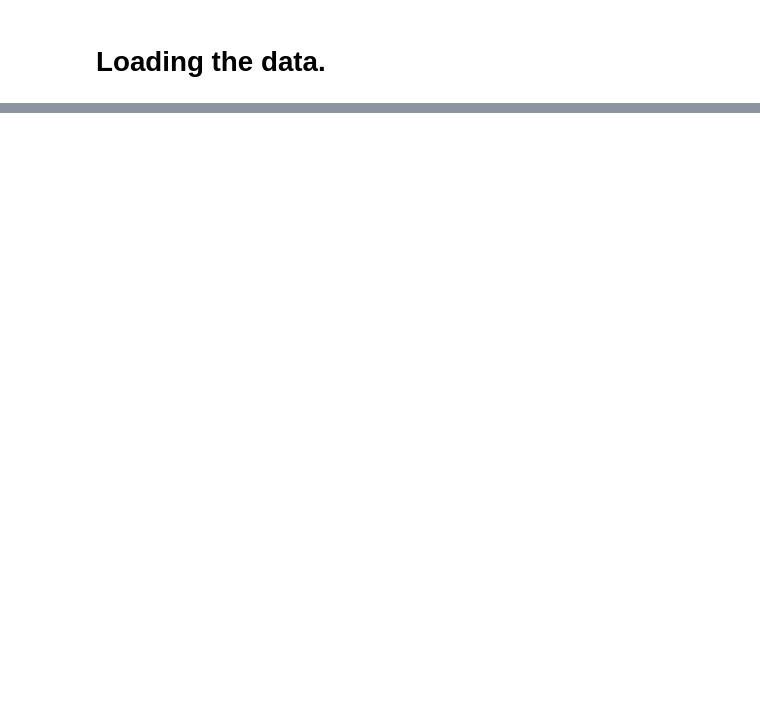
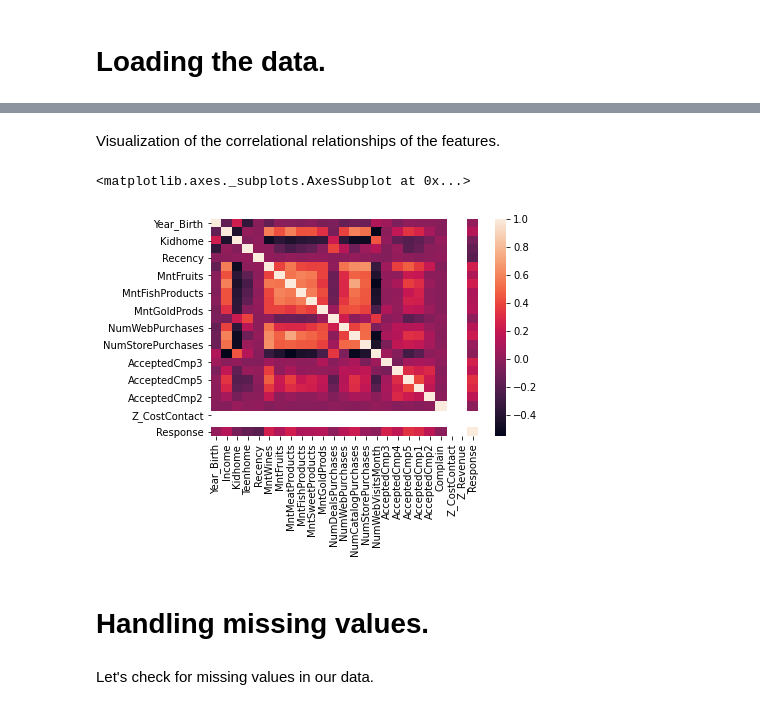
Before and after one commit to Titashmkhrj/Marketing-campaign-project, a Jupyter notebook: Marketing_campaign_project.ipynb, the cells around one changed output, grey strips where cells are left out. Drawn from its saved outputs; the diff is of its cells as text; code cells hidden in the pictures; blank space fills up the shorter version.

Commit message:
added EDA and handled missing values

```diff
--- a/Marketing_campaign_project.ipynb
+++ b/Marketing_campaign_project.ipynb
@@ -33,0 +95,2 @@ import matplotlib.pyplot as plt
+# %%
+data.drop('ID', axis=1, inplace=True)
@@ -33,0 +119,2 @@ import matplotlib.pyplot as plt
+# %%
+data['Education'] = data["Education"].replace('2n Cycle', "Master")
@@ -33,0 +139,3 @@ import matplotlib.pyplot as plt
+# %%
+data['Marital_Status'] = data['Marital_Status'].replace('Together', 'Live_in')
+data['Marital_Status'] = data['Marital_Status'].replace(['YOLO', 'Alone', 'Absurd'], 'Single')
@@ -33,0 +155,3 @@ import matplotlib.pyplot as plt
+# %%
+data['Dt_Customer'] = pd.to_datetime(data['Dt_Customer'], format="%Y-%m-%d")
+data['Dt_Customer'].value_counts().index.sort_values(ascending=True)
@@ -33,0 +207,12 @@ import matplotlib.pyplot as plt
+# %% [markdown]
+Visualization of the correlational relationships of the features.
+# %%
+corr_matrix = data.corr()
+sns.heatmap(corr_matrix)
+# %% [output]
+<matplotlib.axes._subplots.AxesSubplot at 0x...>
+[figure, added]
+# %% [markdown]
+# Handling missing values.
+# %% [markdown]
+Let's check for missing values in our data.
```
Also changed, not shown: parts of 44 cells of this notebook.
